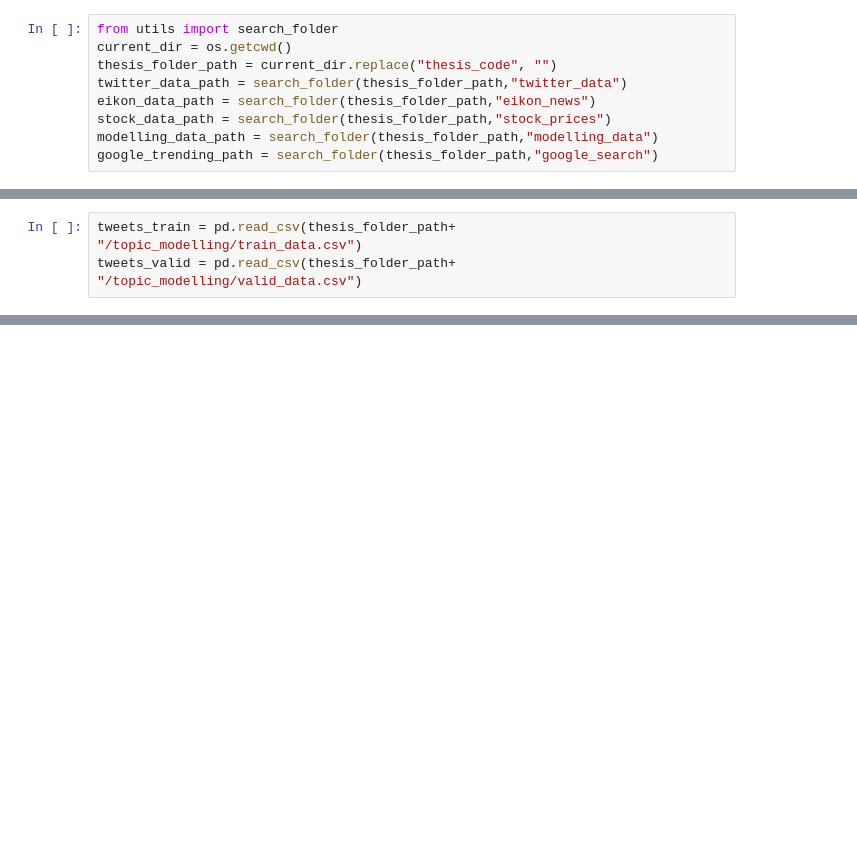
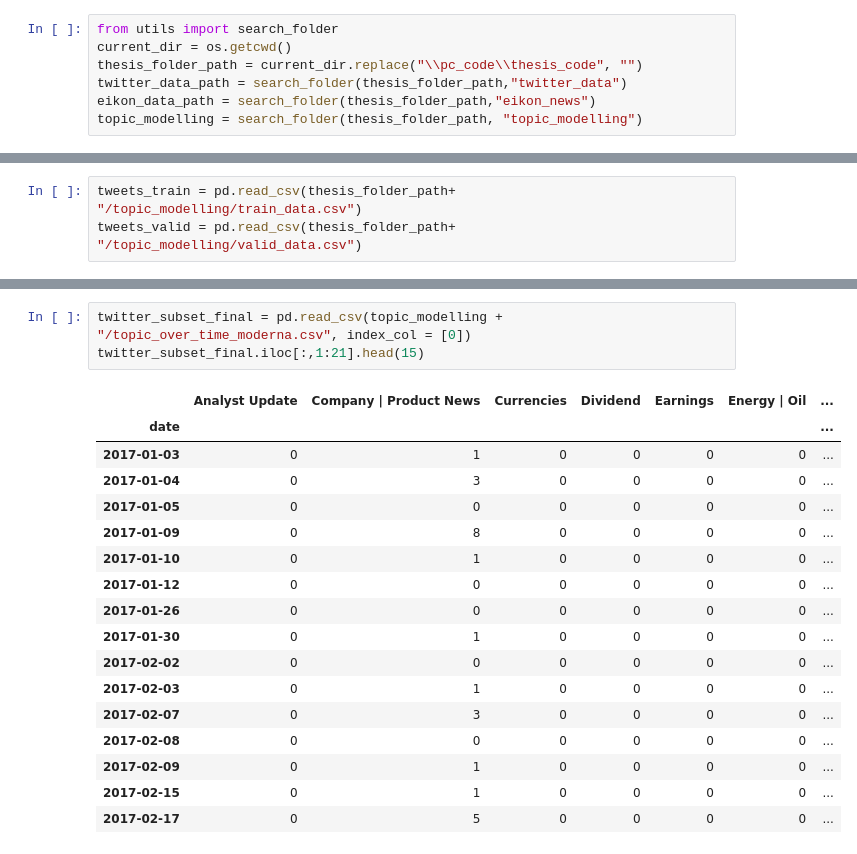
Before and after one commit to Diegozu97/thesis_code, a Jupyter notebook: 04_topic_modelling.ipynb, the cells around one changed output, grey strips where cells are left out. Drawn from its saved outputs; the diff is of its cells as text; blank space fills up the shorter version.

```diff
--- a/04_topic_modelling.ipynb
+++ b/04_topic_modelling.ipynb
@@ -38,12 +41,10 @@ To enable the following instructions: SSE4.1 SSE4.2, in other operations, rebuil
 # %%
 from utils import search_folder
 current_dir = os.getcwd()
-thesis_folder_path = current_dir.replace("thesis_code", "")
+thesis_folder_path = current_dir.replace("\\pc_code\\thesis_code", "")
 twitter_data_path = search_folder(thesis_folder_path,"twitter_data")
 eikon_data_path = search_folder(thesis_folder_path,"eikon_news")
-stock_data_path = search_folder(thesis_folder_path,"stock_prices")
-modelling_data_path = search_folder(thesis_folder_path,"modelling_data")
-google_trending_path = search_folder(thesis_folder_path,"google_search")
+topic_modelling = search_folder(thesis_folder_path, "topic_modelling")
 # %%
 # Retrieving sentiment on cleaned text
 twitter_df = pd.read_csv(twitter_data_path +"/twitter_senti_df.csv")
@@ -233,0 +189,21 @@ AttributeError: 'CountVectorizer' object has no attribute 'get_feature_names'
+# %%
+twitter_subset_final = pd.read_csv(topic_modelling + "/topic_over_time_moderna.csv", index_col = [0])
+twitter_subset_final.iloc[:,1:21].head(15)
+# %% [output]
+|  | Analyst Update | Company | Product News | Currencies | Dividend | Earnings | Energy | Oil | ... |
+| date |  |  |  |  |  |  | ... |
+| 2017-01-03 | 0 | 1 | 0 | 0 | 0 | 0 | ... |
+| 2017-01-04 | 0 | 3 | 0 | 0 | 0 | 0 | ... |
+| 2017-01-05 | 0 | 0 | 0 | 0 | 0 | 0 | ... |
+| 2017-01-09 | 0 | 8 | 0 | 0 | 0 | 0 | ... |
+| 2017-01-10 | 0 | 1 | 0 | 0 | 0 | 0 | ... |
+| 2017-01-12 | 0 | 0 | 0 | 0 | 0 | 0 | ... |
+| 2017-01-26 | 0 | 0 | 0 | 0 | 0 | 0 | ... |
+| 2017-01-30 | 0 | 1 | 0 | 0 | 0 | 0 | ... |
+| 2017-02-02 | 0 | 0 | 0 | 0 | 0 | 0 | ... |
+| 2017-02-03 | 0 | 1 | 0 | 0 | 0 | 0 | ... |
+| 2017-02-07 | 0 | 3 | 0 | 0 | 0 | 0 | ... |
+| 2017-02-08 | 0 | 0 | 0 | 0 | 0 | 0 | ... |
+| 2017-02-09 | 0 | 1 | 0 | 0 | 0 | 0 | ... |
+| 2017-02-15 | 0 | 1 | 0 | 0 | 0 | 0 | ... |
+| 2017-02-17 | 0 | 5 | 0 | 0 | 0 | 0 | ... |
```
Also changed, not shown: parts of 50 cells of this notebook, 3 other files.
